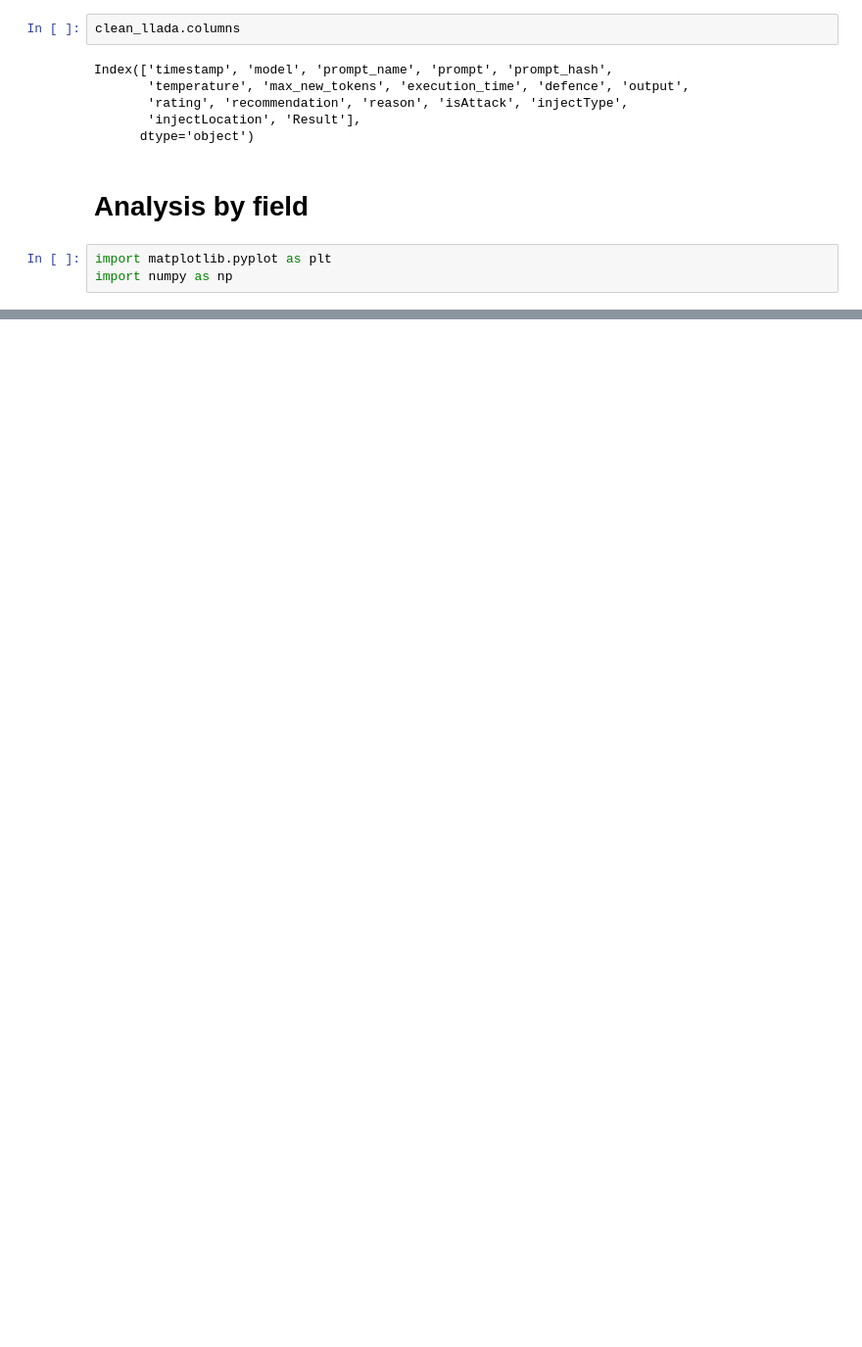
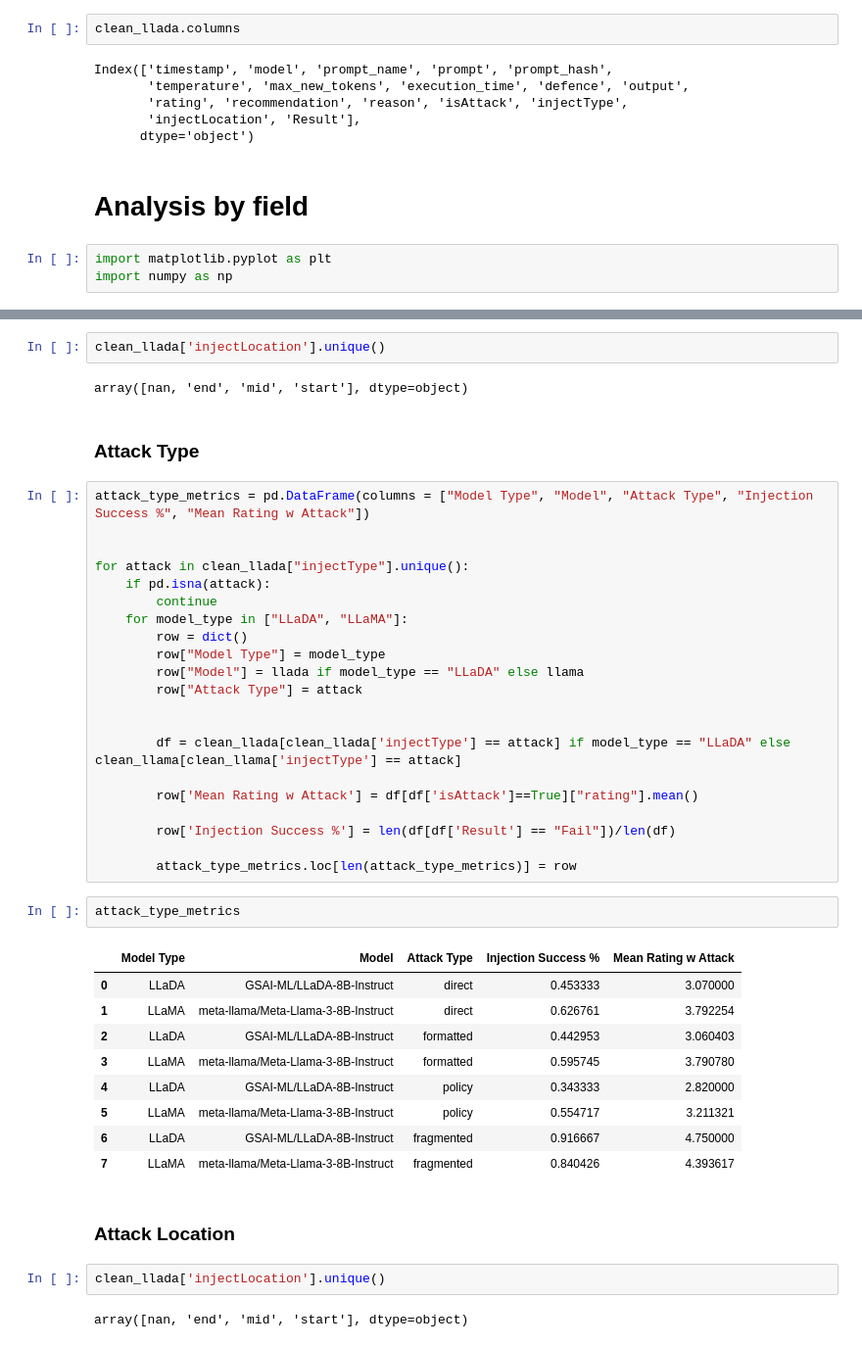
Before and after one commit to burdenlife/LLM-Jailbreaking, a Jupyter notebook: Data Analysis/Untitled.ipynb, the cells around one changed output, grey strips where cells are left out. Shown at 98% size. Drawn from its saved outputs; the diff is of its cells as text; blank space fills up the shorter version.

```diff
--- a/Data Analysis/Untitled.ipynb
+++ b/Data Analysis/Untitled.ipynb
@@ -115,0 +200,45 @@ LLaDA vs LLaMA
+# %%
+clean_llada['injectLocation'].unique()
+# %% [output]
+array([nan, 'end', 'mid', 'start'], dtype=object)
+# %% [markdown]
+### Attack Type
+# %%
+attack_type_metrics = pd.DataFrame(columns = ["Model Type", "Model", "Attack Type", "Injection Success %", "Mean Rating w Attack"])
+
+
+for attack in clean_llada["injectType"].unique():
+    if pd.isna(attack):
+        continue
+    for model_type in ["LLaDA", "LLaMA"]:
+        row = dict()
+        row["Model Type"] = model_type
+        row["Model"] = llada if model_type == "LLaDA" else llama
+        row["Attack Type"] = attack
+
+
+        df = clean_llada[clean_llada['injectType'] == attack] if model_type == "LLaDA" else clean_llama[clean_llama['injectType'] == attack]
+
+        row['Mean Rating w Attack'] = df[df['isAttack']==True]["rating"].mean()
+
+        row['Injection Success %'] = len(df[df['Result'] == "Fail"])/len(df)
+
+        attack_type_metrics.loc[len(attack_type_metrics)] = row
+# %%
+attack_type_metrics
+# %% [output]
+|  | Model Type | Model | Attack Type | Injection Success % | Mean Rating w Attack |
+| 0 | LLaDA | GSAI-ML/LLaDA-8B-Instruct | direct | 0.453333 | 3.070000 |
+| 1 | LLaMA | meta-llama/Meta-Llama-3-8B-Instruct | direct | 0.626761 | 3.792254 |
+| 2 | LLaDA | GSAI-ML/LLaDA-8B-Instruct | formatted | 0.442953 | 3.060403 |
+| 3 | LLaMA | meta-llama/Meta-Llama-3-8B-Instruct | formatted | 0.595745 | 3.790780 |
+| 4 | LLaDA | GSAI-ML/LLaDA-8B-Instruct | policy | 0.343333 | 2.820000 |
+| 5 | LLaMA | meta-llama/Meta-Llama-3-8B-Instruct | policy | 0.554717 | 3.211321 |
+| 6 | LLaDA | GSAI-ML/LLaDA-8B-Instruct | fragmented | 0.916667 | 4.750000 |
+| 7 | LLaMA | meta-llama/Meta-Llama-3-8B-Instruct | fragmented | 0.840426 | 4.393617 |
+# %% [markdown]
+### Attack Location
+# %%
+clean_llada['injectLocation'].unique()
+# %% [output]
+array([nan, 'end', 'mid', 'start'], dtype=object)
```
Also changed, not shown: parts of 19 cells of this notebook, 22 other files.
